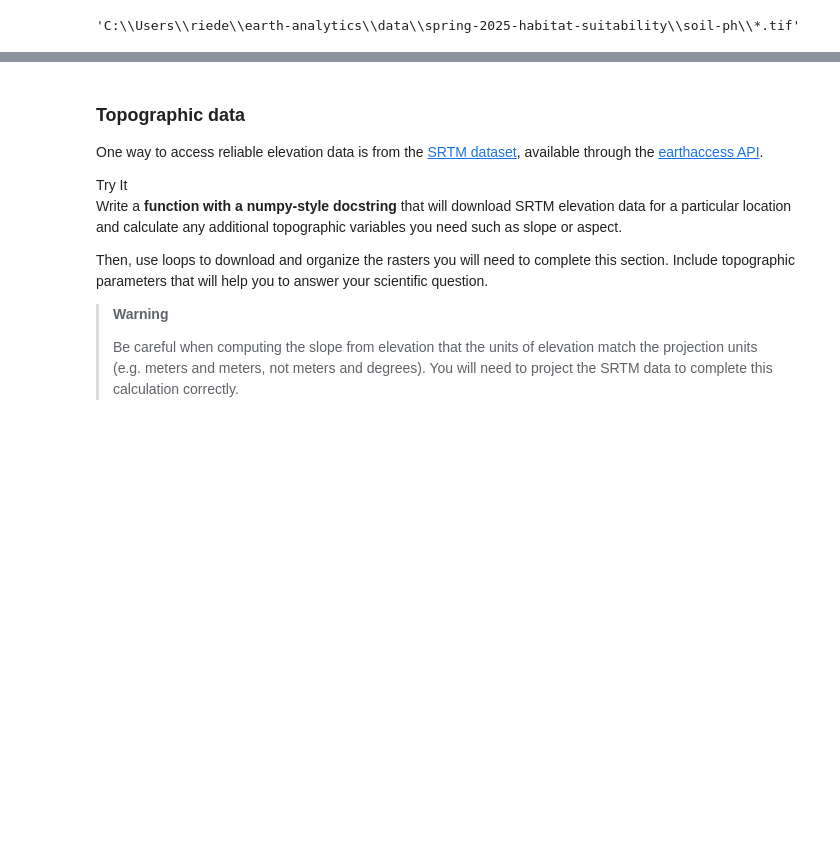
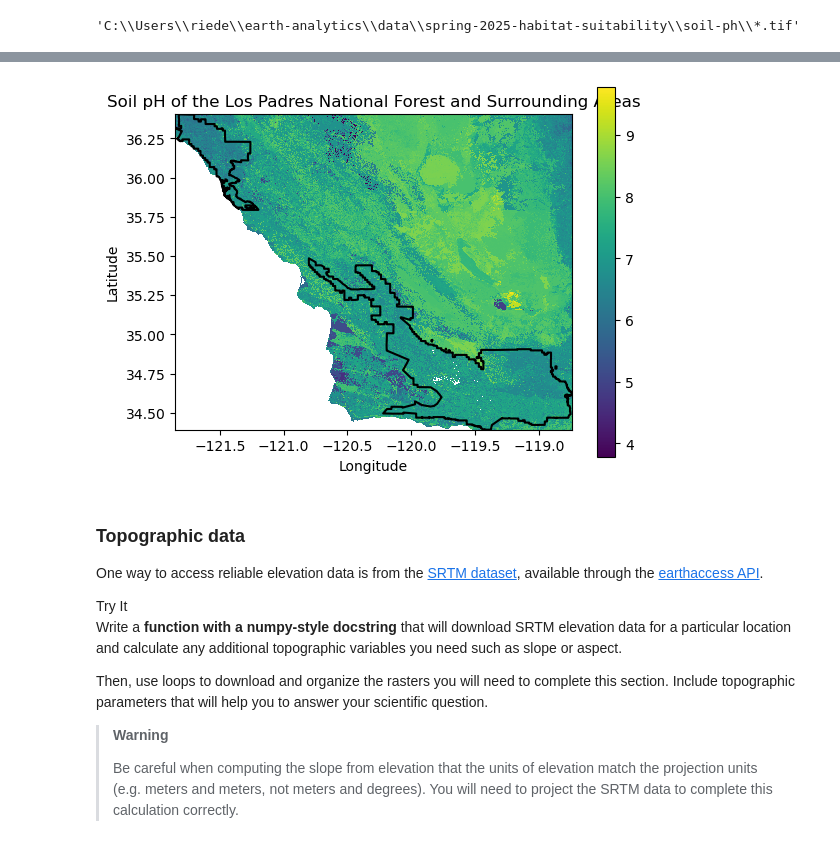
Before and after one commit to earthlab-education/habitat-suitability-hanried, a Jupyter notebook: notebooks/02-data-access.ipynb, the cells around one changed output, grey strips where cells are left out. Drawn from its saved outputs; the diff is of its cells as text; code cells hidden in the pictures; blank space fills up the shorter version.

```diff
--- a/notebooks/02-data-access.ipynb
+++ b/notebooks/02-data-access.ipynb
@@ -270,0 +282,6 @@ sites_gdf
+# %%
+# Define Los Padres bounds
+padres_bounds = define_site_bounds(padres_forest_gdf)
+
+# Check bounds
+padres_bounds
@@ -270,0 +294,12 @@ sites_gdf
+# %%
+# Process Los Padres soil pH DataArrays
+padres_soil_ph_indiv_das = process_soil_da(soil_ph_dir,
+                                             soil_url_template,
+                                             padres_bounds[0],
+                                             padres_bounds[1],
+                                             padres_bounds[2],
+                                             padres_bounds[3],
+                                             padres_bounds[4],
+                                             variable='ph',
+                                             statistic='mean',
+                                             depth='100_200')
@@ -271,3 +324,18 @@ sites_gdf
+# %%
+# Merge Los Padres soil ph data tiles
+padres_soil_ph_da = merge_arrays(padres_soil_ph_indiv_das)
+padres_soil_ph_da.plot()
+
+# Plot padres National Forest on padres_soil_ph_da
+padres_forest_gdf.to_crs(padres_soil_ph_da.rio.crs).boundary.plot(ax = plt.gca(), color='black')
+
+# Add titles and axes to plot
+plt.title('Soil pH of the Los Padres National Forest and Surrounding Areas')
+plt.ylabel('Latitude')
+plt.xlabel('Longitude')
+plt.show()
+# %% [output]
+[figure, added]
 # %% [markdown]
 ### Topographic data
 
```
Also changed, not shown: parts of 13 cells of this notebook.
